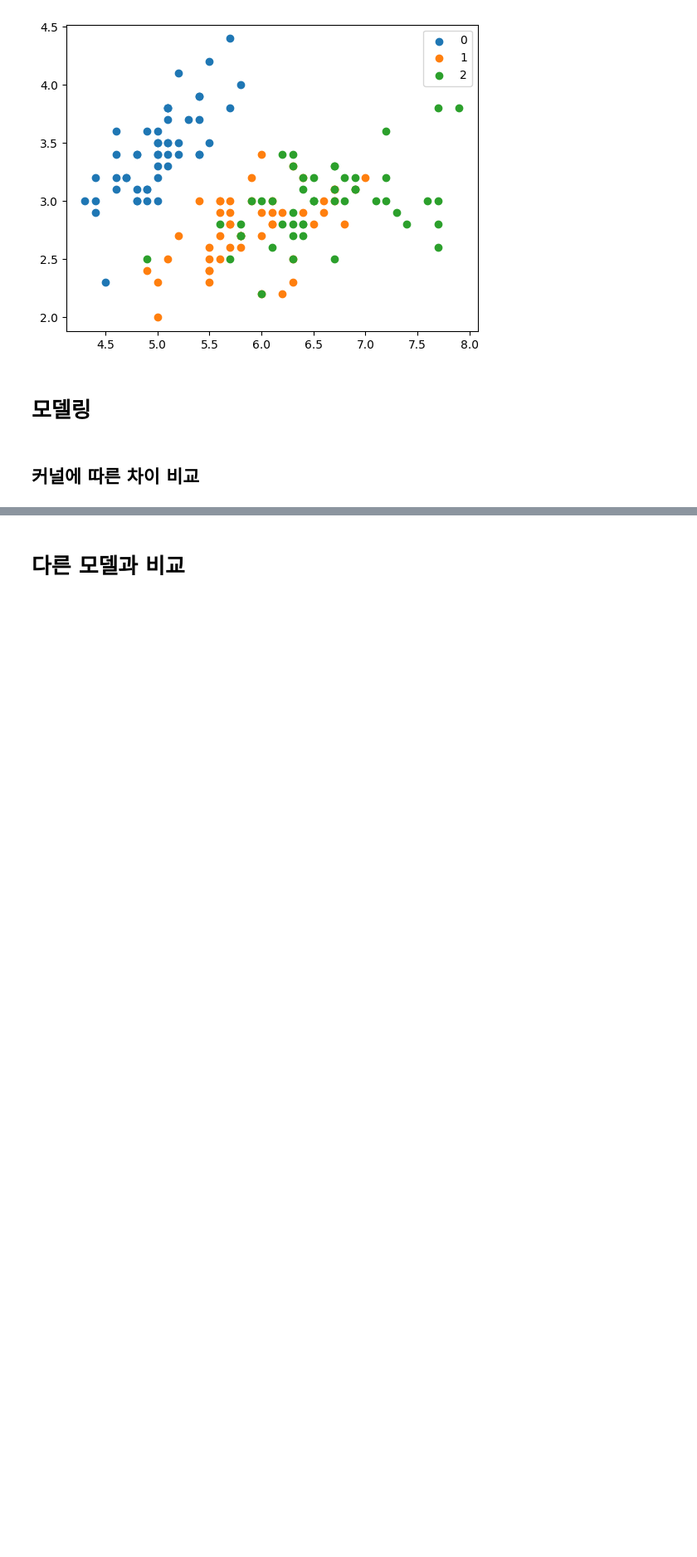
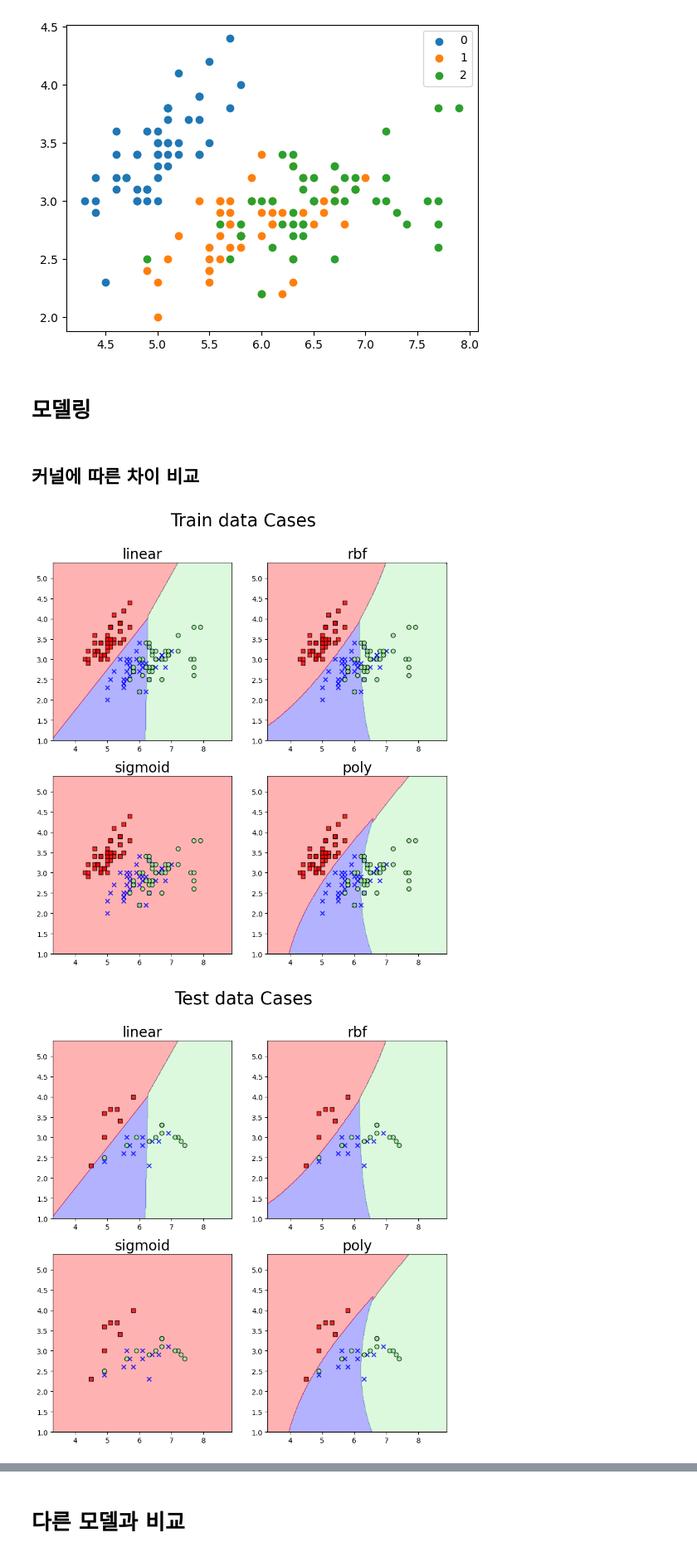
Before and after one commit to crimama/BA, a Jupyter notebook: 2.Kernel-based Learning/SVM/SVM.ipynb, the cells around one changed output, grey strips where cells are left out. Shown at 83% size. Drawn from its saved outputs; the diff is of its cells as text; code cells hidden in the pictures; blank space fills up the shorter version.

```diff
--- a/2.Kernel-based Learning/SVM/SVM.ipynb
+++ b/2.Kernel-based Learning/SVM/SVM.ipynb
@@ -88,33 +88,48 @@ def plot_decion_boundary(xx1,xx2,z,ax,X,y,kernel):
                    alpha=0.8,
                    c=colors[idx],
                    marker=markers[idx],
                    label=cl,
                    edgecolor='black')
 
 def model_metric(model,test_x,test_y):
     y_pred = model.predict(test_x)
     f1 = f1_score(test_y,y_pred,average='macro')
     precision = precision_score(test_y,y_pred,average='macro')
     recall  = recall_score(test_y,y_pred,average='macro')
     acc = accuracy_score(test_y,y_pred)
     return [acc,precision,recall,f1]
 
 def model_train(kernel,data):
     (train_x, train_y, test_x, test_y) = data
 
     model = SVC(C=1,kernel=kernel)
     model.fit(train_x,train_y)
     y_pred = model.predict(test_x)
     return model
 
 
 (X,Y),data = data_preprocess(df)
 
+
 fig, ((ax1, ax2),(ax3,ax4)) = plt.subplots(ncols=2,nrows=2,figsize=(10, 10))
+fig.suptitle('Train data Cases',fontsize=25)
 
-metric_list = []
+train_metric_list = []
 for kernel,ax in zip(['linear','rbf','sigmoid','poly'],[ax1,ax2,ax3,ax4]):
     model = model_train(kernel,data)
-    metric = model_metric(model,test_x,test_y)
-    xx1,xx2,Z = make_decision_boundary(test_x,test_y,model,kernel)
+    train_metric_list.append(model_metric(model,train_x,train_y))
+    xx1,xx2,Z = make_decision_boundary(train_x,train_y,model,kernel)
+    plot_decion_boundary(xx1,xx2,Z,ax,train_x,train_y,kernel)
+
+fig, ((ax1, ax2),(ax3,ax4)) = plt.subplots(ncols=2,nrows=2,figsize=(10, 10))
+fig.suptitle('Test data Cases',fontsize=25)
+
+test_metric_list = []
+for kernel,ax in zip(['linear','rbf','sigmoid','poly'],[ax1,ax2,ax3,ax4]):
+    model = model_train(kernel,data)
+    test_metric_list.append(model_metric(model,test_x,test_y))
+    xx1,xx2,Z = make_decision_boundary(train_x,train_y,model,kernel)
     plot_decion_boundary(xx1,xx2,Z,ax,test_x,test_y,kernel)
+# %% [output]
+[figure, added]
+[figure, added]
```
Also changed, not shown: parts of 9 cells of this notebook.
